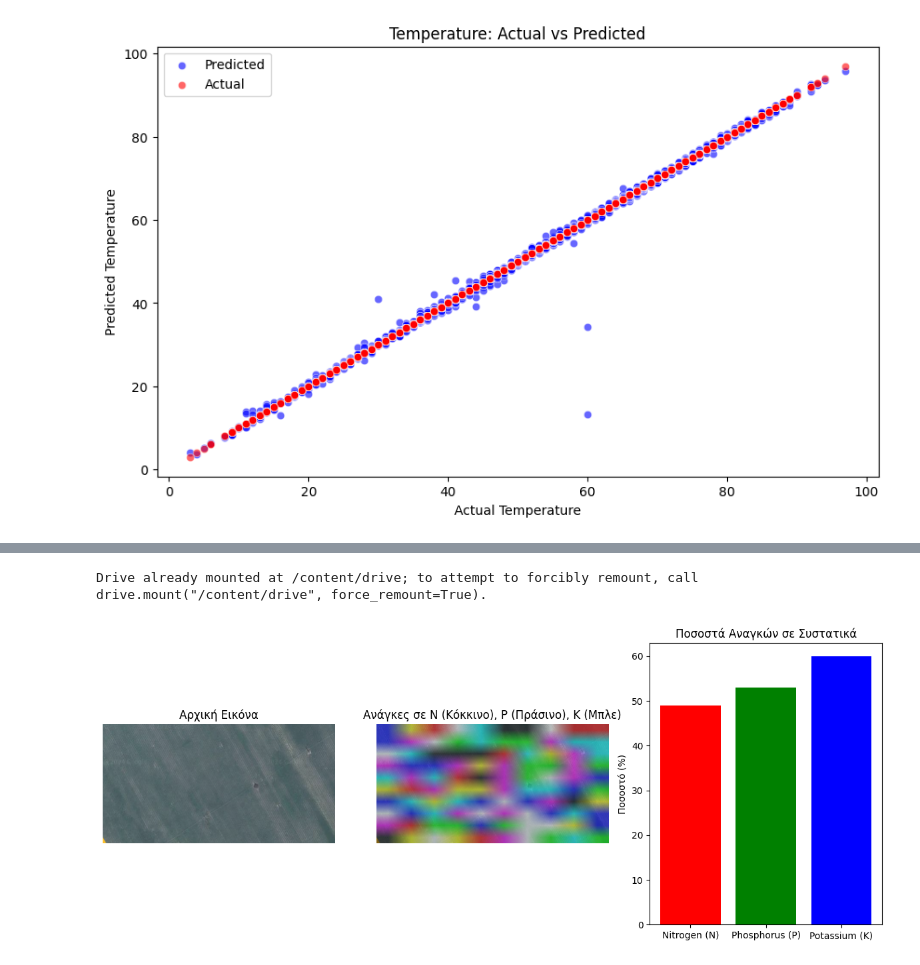
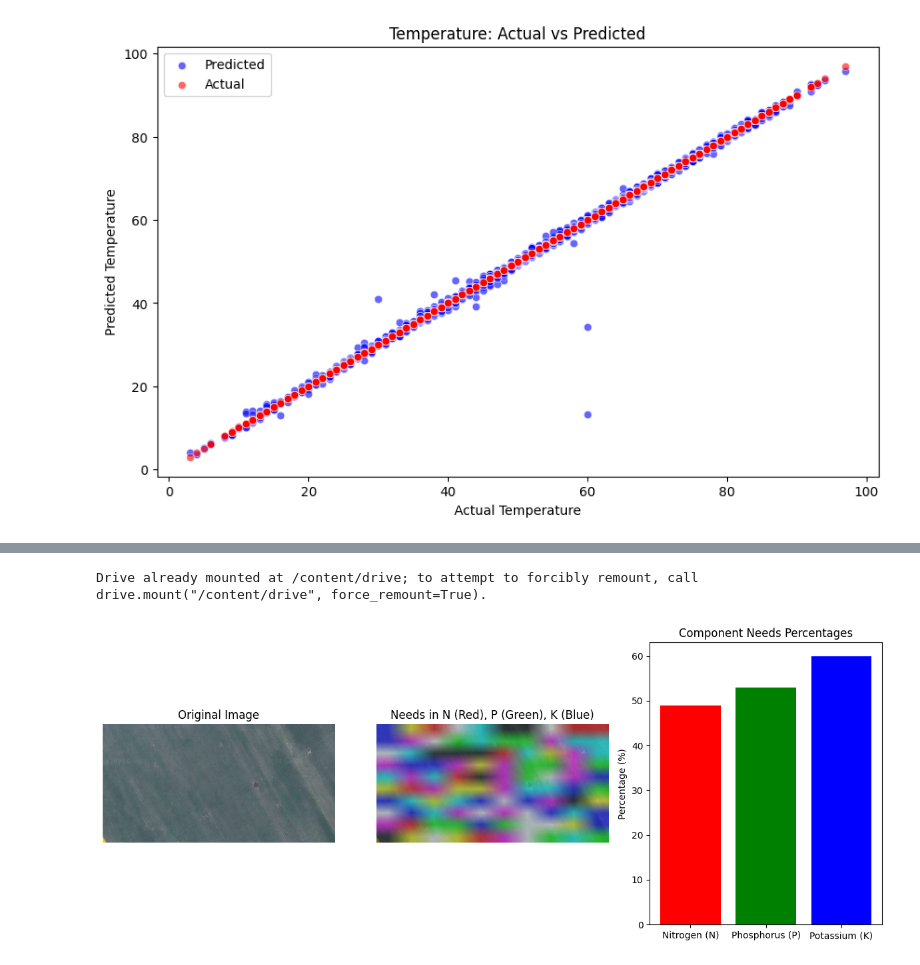
Before and after one commit to Papaxristos/AgroPredict-AI, a Jupyter notebook: AgroPredict_AI.ipynb, the cells around one changed output, grey strips where cells are left out. Cells and saved outputs as stored; diff of their text form; code cells hidden in the pictures.

```diff
--- a/AgroPredict_AI.ipynb
+++ b/AgroPredict_AI.ipynb
@@ -599,7 +576,7 @@ ROC AUC Score: 1.00
 F1 Score: 0.96
 ROC AUC Score: 1.00
 # %%
-# Απαιτούμενες βιβλιοθήκες
+# Required libraries
 import cv2
 import numpy as np
 import pandas as pd
@@ -609,67 +586,67 @@ from google.colab import drive
 # Mount Google Drive
 drive.mount('/content/drive')
 
-# Διαδρομές αρχείων
+# File paths
 image_path = '/content/drive/MyDrive/Python Projects/agro.png'
 nitrogen_results_path = '/content/drive/MyDrive/Python Projects/AgroPredict AI/results_nitrogen.csv'
 phosphorus_results_path = '/content/drive/MyDrive/Python Projects/AgroPredict AI/results_phosphorus.csv'
 potassium_results_path = '/content/drive/MyDrive/Python Projects/AgroPredict AI/results_potassium.csv'
 
-# Φόρτωση εικόνας αγροτεμαχίου
+# Load field image
 field_image = cv2.imread(image_path)
 field_image_rgb = cv2.cvtColor(field_image, cv2.COLOR_BGR2RGB)
 
-# Προσομοίωση δεδομένων (αντικαταστήστε με τα πραγματικά δεδομένα σας)
-grid_size = (10, 10)  # Διάσταση grid
+# Simulate data (replace with actual data)
+grid_size = (10, 10)  # Grid dimensions
 num_cells = grid_size[0] * grid_size[1]
 
-# Τυχαία δεδομένα πρόβλεψης (αντικαταστήστε με πραγματικά δεδομένα)
+# Random prediction data (replace with actual predictions)
 np.random.seed(42)
 predicted_nitrogen = np.random.uniform(10, 200, num_cells).reshape(grid_size)
 predicted_phosphorus = np.random.uniform(5, 100, num_cells).reshape(grid_size)
 predicted_potassium = np.random.uniform(10, 150, num_cells).reshape(grid_size)
 
-# Δημιουργία μάσκας για κάθε στοιχείο
+# Create masks for each component
 height, width, _ = field_image.shape
 overlay_nitrogen = cv2.resize((predicted_nitrogen > 100).astype(np.uint8) * 255, (width, height))
 overlay_phosphorus = cv2.resize((predicted_phosphorus > 50).astype(np.uint8) * 255, (width, height))
 overlay_potassium = cv2.resize((predicted_potassium > 75).astype(np.uint8) * 255, (width, height))
 
-# Μάσκα χρωμάτων (χωρίς ανάμιξη)
+# Color mask (no mixing)
 final_overlay = np.zeros((height, width, 3), dtype=np.uint8)
-final_overlay[..., 0] = overlay_nitrogen  # Red για N
-final_overlay[..., 1] = overlay_phosphorus  # Green για P
-final_overlay[..., 2] = overlay_potassium  # Blue για K
+final_overlay[..., 0] = overlay_nitrogen  # Red for N
+final_overlay[..., 1] = overlay_phosphorus  # Green for P
+final_overlay[..., 2] = overlay_potassium  # Blue for K
 
-# Συνδυασμός με την αρχική εικόνα
+# Combine with the original image
 field_with_overlay = cv2.addWeighted(field_image_rgb, 0.5, final_overlay, 0.5, 0)
 
-# Υπολογισμός ποσοστών αναγκών
+# Calculate percentages of needs
 total_cells = grid_size[0] * grid_size[1]
 percentage_n = np.sum(predicted_nitrogen > 100) / total_cells * 100
 percentage_p = np.sum(predicted_phosphorus > 50) / total_cells * 100
 percentage_k = np.sum(predicted_potassium > 75) / total_cells * 100
 
-# Δημιουργία ραβδογράμματος
+# Create bar chart
 plt.figure(figsize=(12, 5))
 plt.subplot(1, 3, 1)
 plt.imshow(field_image_rgb)
-plt.title("Αρχική Εικόνα")
+plt.title("Original Image")
 plt.axis('off')
 
 plt.subplot(1, 3, 2)
 plt.imshow(field_with_overlay)
-plt.title("Ανάγκες σε N (Κόκκινο), P (Πράσινο), K (Μπλε)")
+plt.title("Needs in N (Red), P (Green), K (Blue)")
 plt.axis('off')
 
 plt.subplot(1, 3, 3)
 plt.bar(['Nitrogen (N)', 'Phosphorus (P)', 'Potassium (K)'],
         [percentage_n, percentage_p, percentage_k], color=['red', 'green', 'blue'])
-plt.title("Ποσοστά Αναγκών σε Συστατικά")
-plt.ylabel("Ποσοστό (%)")
+plt.title("Component Needs Percentages")
+plt.ylabel("Percentage (%)")
 
 plt.tight_layout()
 plt.show()
 # %% [output]
 Drive already mounted at /content/drive; to attempt to forcibly remount, call drive.mount("/content/drive", force_remount=True).
-[figure, old version]
+[figure, new version]
```
Also changed, not shown: parts of 6 cells of this notebook.
